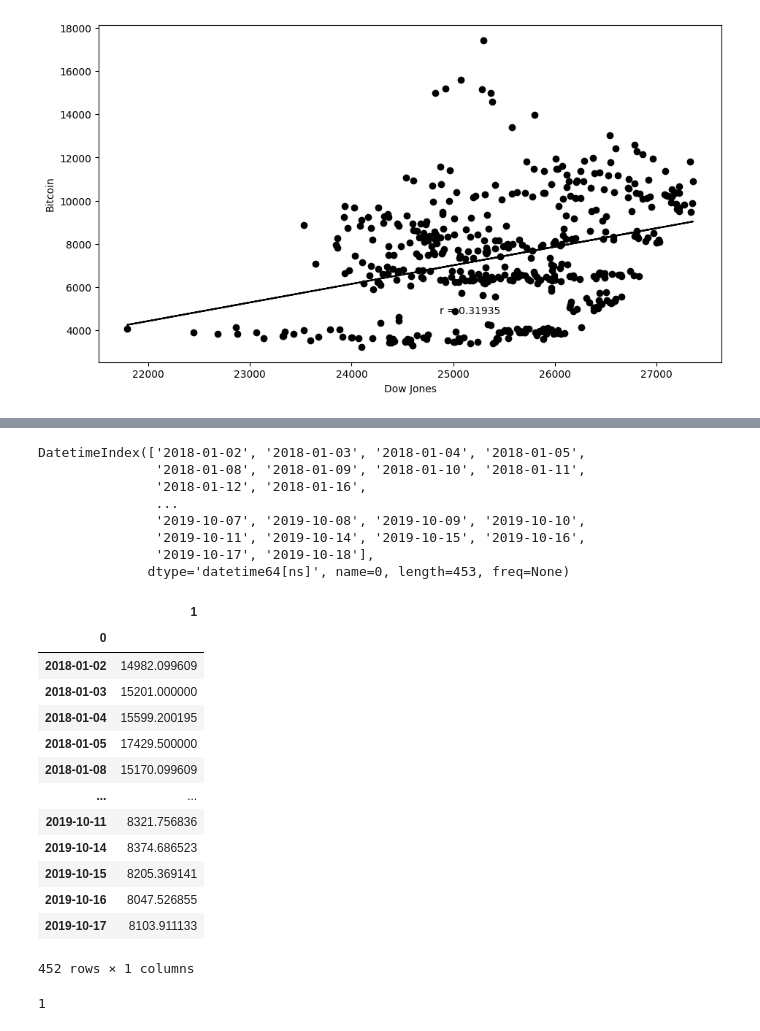
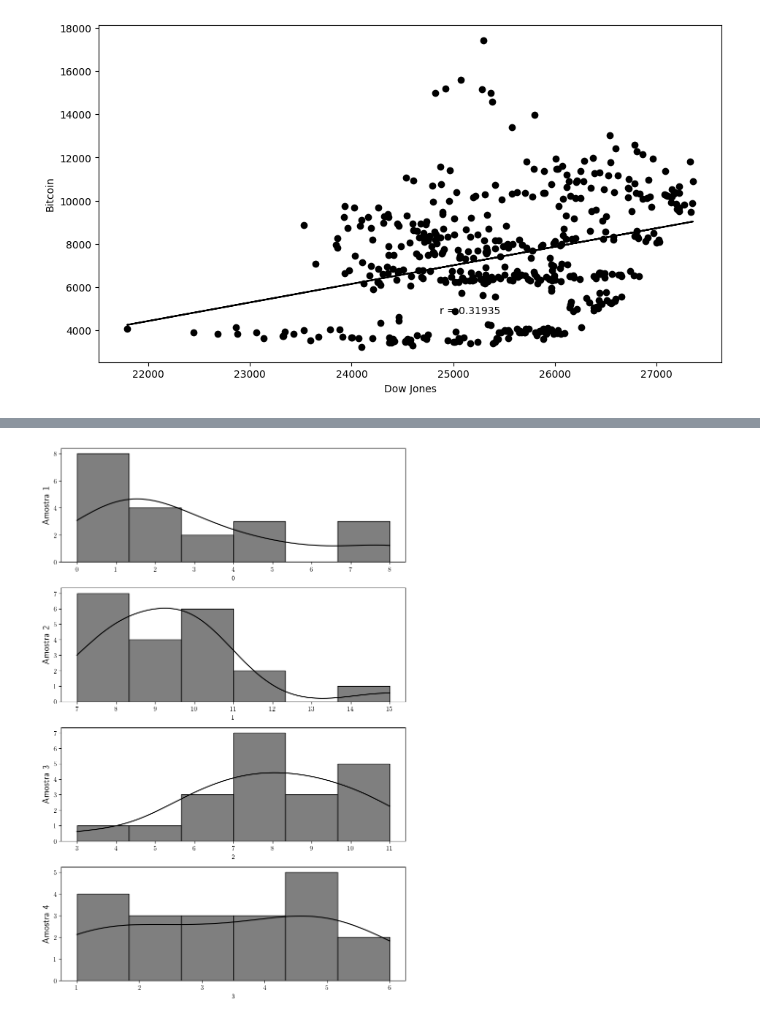
Before and after one commit to eraosso/PMF, a Jupyter notebook: Capitulo-3.ipynb, the cells around one changed output, grey strips where cells are left out. Cells and saved outputs as stored; diff of their text form; code cells hidden in the pictures.

```diff
--- a/Capitulo-3.ipynb
+++ b/Capitulo-3.ipynb
@@ -573,43 +583,11 @@ Timestamp('2019-10-17 00:00:00')
-# %%
-df2.index
-# %% [output]
-DatetimeIndex(['2018-01-02', '2018-01-03', '2018-01-04', '2018-01-05',
-               '2018-01-08', '2018-01-09', '2018-01-10', '2018-01-11',
-               '2018-01-12', '2018-01-16',
-               ...
-               '2019-10-07', '2019-10-08', '2019-10-09', '2019-10-10',
-               '2019-10-11', '2019-10-14', '2019-10-15', '2019-10-16',
-               '2019-10-17', '2019-10-18'],
-              dtype='datetime64[ns]', name=0, length=453, freq=None)
-# %%
-beta, beta0, r_value, p_value, std_err = stats.linregress(x, y)
-    print(f"+++++++++++++++ RESULTADOS DA REGRESSÃO LINEAR +++++++++++++++")
-    print(f"  beta       beta0      r_value    p_value       std_err")
-    yLin = beta * x + beta0
-    print(f"{beta[0]:.6f}   {beta0[0]:.6f}    {r_value[0]:.3f}   {p_value[0]:.8f}    {std_err[0]:.8f}")
-
-    plt.figure(figsize=(11, 6))
-    plt.plot(x, yLin, "-k", x, y, "ok")
-    plt.xlabel(f"{empresa1}")
-    plt.ylabel(f"{empresa2}")
-    plt.annotate(f"r = {r_value[0]:.5f}", xy=(0.5, 0.2), xycoords="figure fraction")
-    plt.show()
-# %% [output]
-|  | 1 |
-| 0 |  |
-| 2018-01-02 | 14982.099609 |
-| 2018-01-03 | 15201.000000 |
-| 2018-01-04 | 15599.200195 |
-| 2018-01-05 | 17429.500000 |
-| 2018-01-08 | 15170.099609 |
-| ... | ... |
-| 2019-10-11 | 8321.756836 |
-| 2019-10-14 | 8374.686523 |
-| 2019-10-15 | 8205.369141 |
-| 2019-10-16 | 8047.526855 |
-| 2019-10-17 | 8103.911133 |
-452 rows × 1 columns
-# %%
-1 & 1
-# %% [output]
-1
+# %%
+fig, ax = plt.subplots(nrows=4, ncols=1, figsize=(8,12))
+
+for i, coluna in enumerate(teste.columns):
+    sns.histplot(teste[coluna], kde=True, color="black", ax=ax[i])
+    ax[i].set_ylabel(f"Amostra {i+1}", fontsize=14)
+
+plt.tight_layout()
+plt.show()
+# %% [output]
+[figure, added]
```
Also changed, not shown: parts of 27 cells of this notebook, 2 other files.
